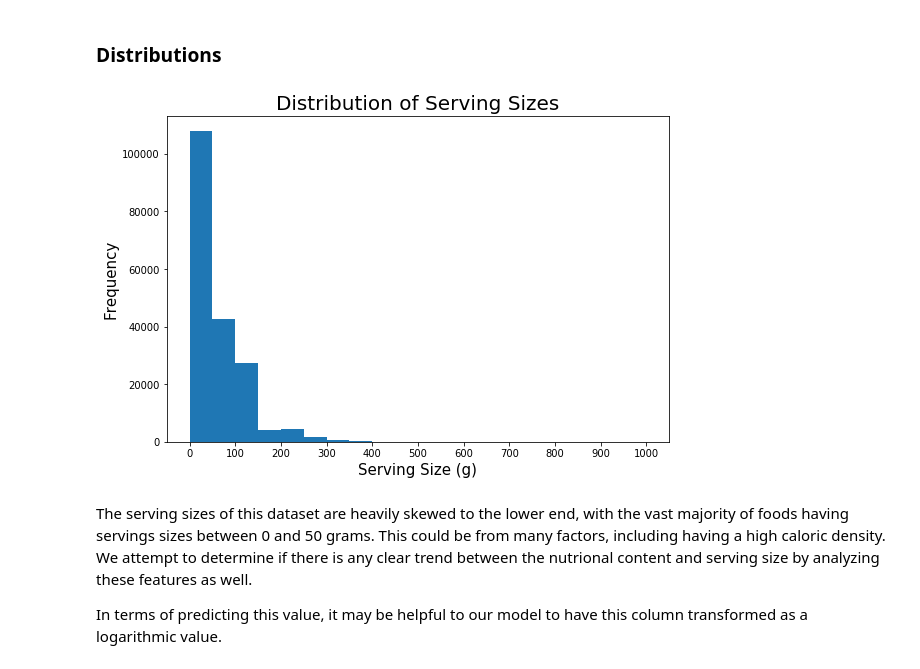
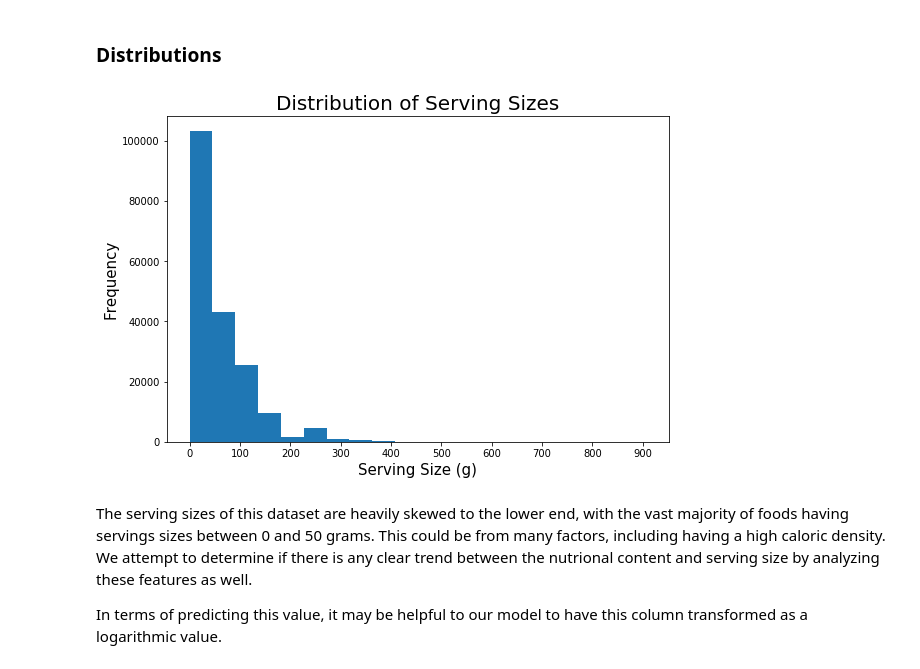
Before and after one commit to ondovj/serving_size_modeling, a Jupyter notebook: code/2-eda.ipynb, the cells around one changed output. Drawn from its saved outputs; the diff is of its cells as text; code cells hidden in the pictures.

```diff
--- a/code/2-eda.ipynb
+++ b/code/2-eda.ipynb
@@ -198,12 +201,12 @@ Now we can see the foods from Safeway that actually have high serving sizes. Sou
 # %%
 dist_plot(foods,
           col="serving_size",
           title="Distribution of Serving Sizes",
           x_lab="Serving Size (g)",
-          x_tick=range(0, 1001, 100),
+          x_tick=range(0, 901, 100),
           bins=20)
 # %% [output]
-[figure, old version]
+[figure, new version]
 # %% [markdown]
 The serving sizes of this dataset are heavily skewed to the lower end, with the vast majority of foods having servings sizes between 0 and 50 grams. This could be from many factors, including having a high caloric density. We attempt to determine if there is any clear trend between the nutrional content and serving size by analyzing these features as well.
 
```
Also changed, not shown: parts of 11 cells of this notebook, 4 other files.
